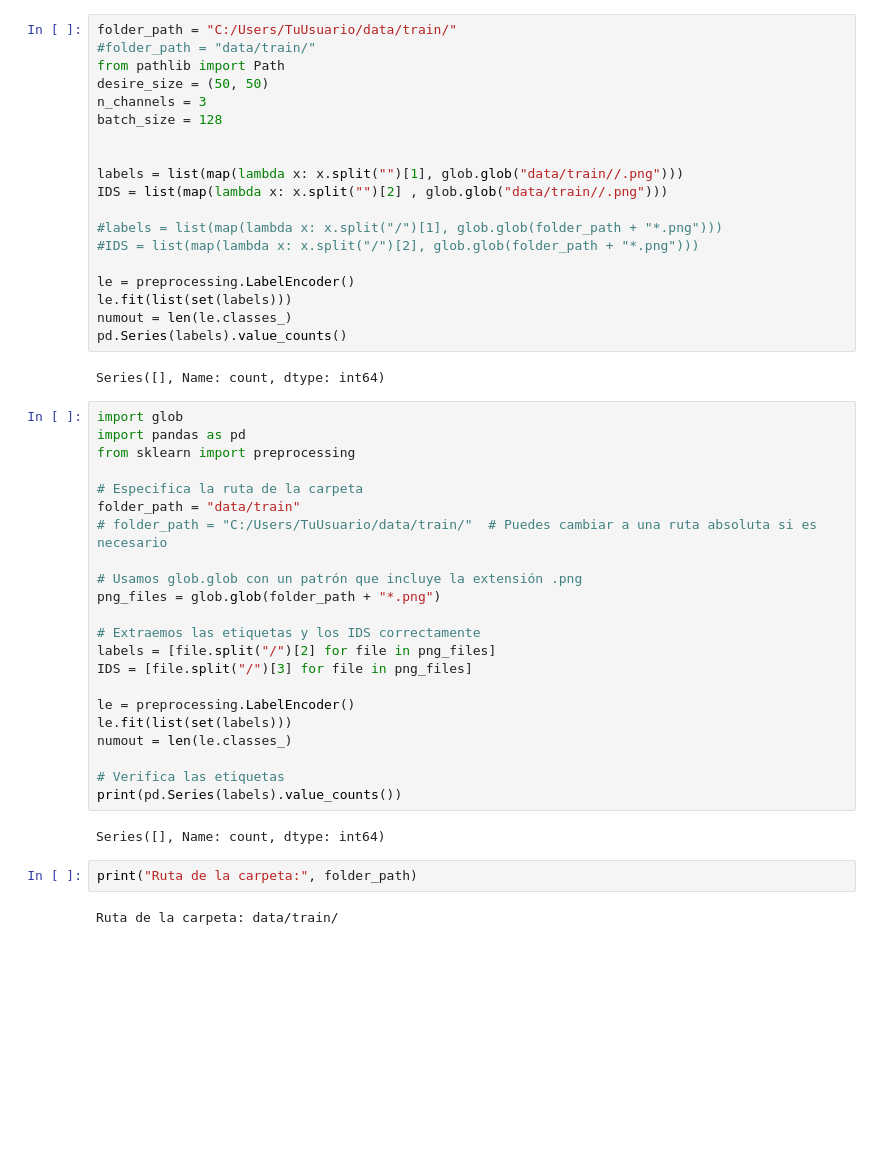
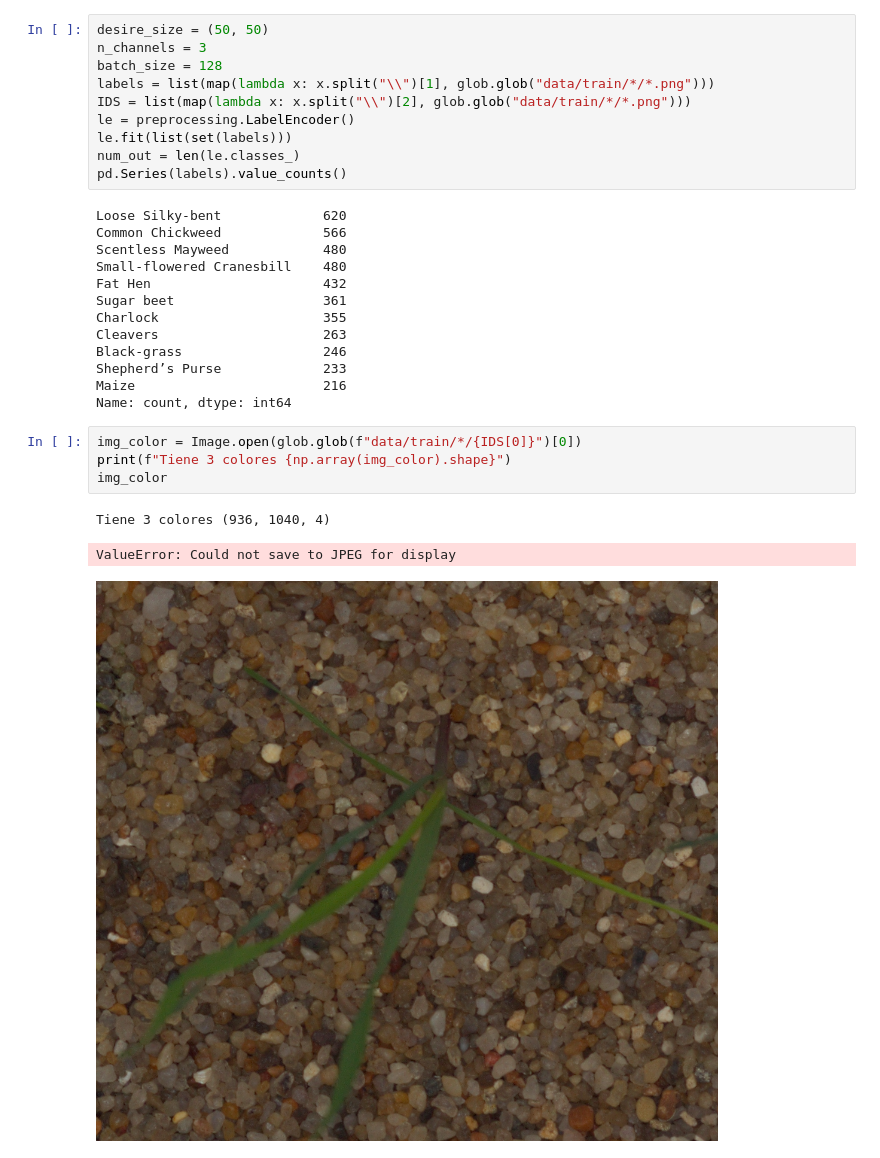
Before and after one commit to MiguelRiosT/Estadistica3_2023-2, a Jupyter notebook: Tarea3/Tarea3Modelo.ipynb, the cells around one changed output. Cells and saved outputs as stored; diff of their text form; blank space fills up the shorter version.

Commit message:
Lectura de train

```diff
--- a/Tarea3/Tarea3Modelo.ipynb
+++ b/Tarea3/Tarea3Modelo.ipynb
@@ -37,49 +32,31 @@ from sklearn.preprocessing import LabelEncoder
 # %%
-folder_path = "C:/Users/TuUsuario/data/train/"
-#folder_path = "data/train/"
-from pathlib import Path
 desire_size = (50, 50)
 n_channels = 3
 batch_size = 128
-
-
-labels = list(map(lambda x: x.split("")[1], glob.glob("data/train//.png")))
-IDS = list(map(lambda x: x.split("")[2] , glob.glob("data/train//.png")))
-
-#labels = list(map(lambda x: x.split("/")[1], glob.glob(folder_path + "*.png")))
-#IDS = list(map(lambda x: x.split("/")[2], glob.glob(folder_path + "*.png")))
-
+labels = list(map(lambda x: x.split("\\")[1], glob.glob("data/train/*/*.png")))
+IDS = list(map(lambda x: x.split("\\")[2], glob.glob("data/train/*/*.png")))
 le = preprocessing.LabelEncoder()
 le.fit(list(set(labels)))
-numout = len(le.classes_)
+num_out = len(le.classes_)
 pd.Series(labels).value_counts()
 # %% [output]
-Series([], Name: count, dtype: int64)
+Loose Silky-bent             620
+Common Chickweed             566
+Scentless Mayweed            480
+Small-flowered Cranesbill    480
+Fat Hen                      432
+Sugar beet                   361
+Charlock                     355
+Cleavers                     263
+Black-grass                  246
+Shepherd’s Purse             233
+Maize                        216
+Name: count, dtype: int64
-# %%
-import glob
-import pandas as pd
-from sklearn import preprocessing
-
-# Especifica la ruta de la carpeta
-folder_path = "data/train"
-# folder_path = "C:/Users/TuUsuario/data/train/"  # Puedes cambiar a una ruta absoluta si es necesario
-
-# Usamos glob.glob con un patrón que incluye la extensión .png
-png_files = glob.glob(folder_path + "*.png")
-
-# Extraemos las etiquetas y los IDS correctamente
-labels = [file.split("/")[2] for file in png_files]
-IDS = [file.split("/")[3] for file in png_files]
-
-le = preprocessing.LabelEncoder()
-le.fit(list(set(labels)))
-numout = len(le.classes_)
-
-# Verifica las etiquetas
-print(pd.Series(labels).value_counts())
-# %% [output]
-Series([], Name: count, dtype: int64)
-# %%
-print("Ruta de la carpeta:", folder_path)
-# %% [output]
-Ruta de la carpeta: data/train/
+# %%
+img_color = Image.open(glob.glob(f"data/train/*/{IDS[0]}")[0])
+print(f"Tiene 3 colores {np.array(img_color).shape}")
+img_color
+# %% [output]
+Tiene 3 colores (936, 1040, 4)
+ValueError: Could not save to JPEG for display
+[figure, added]
```
Also changed, not shown: parts of 2 cells of this notebook.
